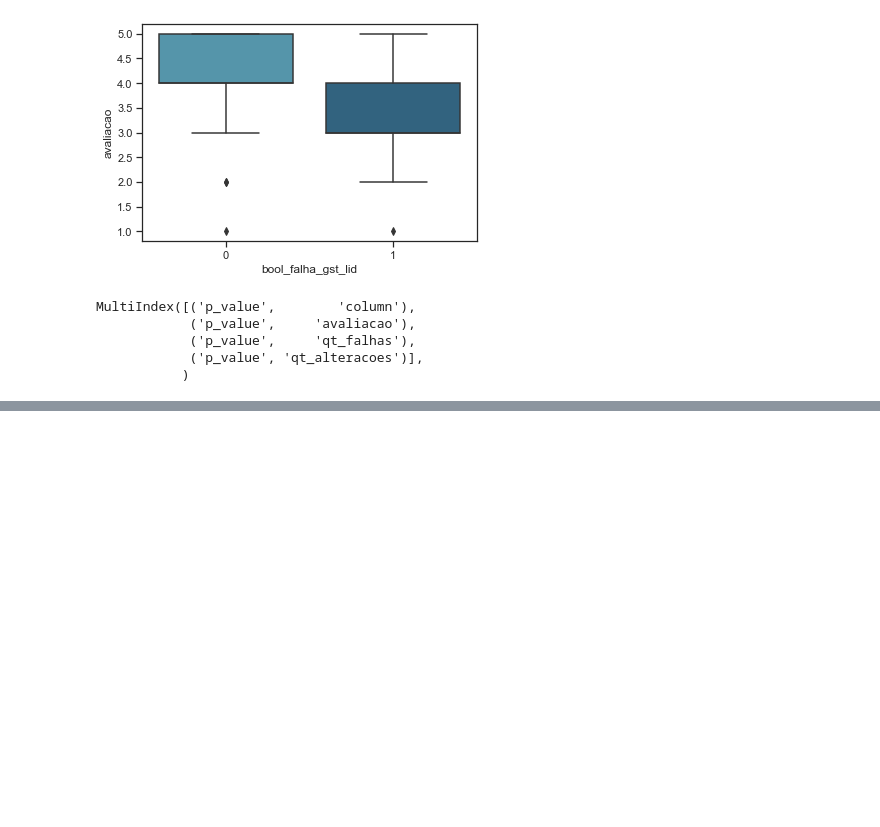
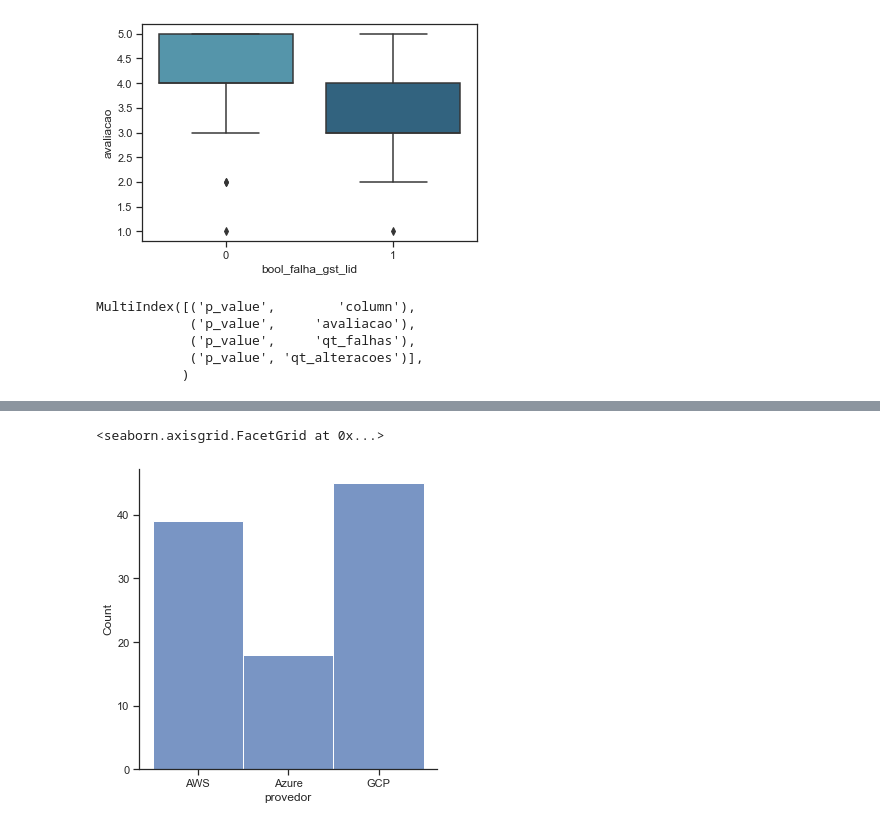
Before and after one commit to luisvenezian/fatores-de-sucesso-na-implementacao-de-lagos-de-dados-na-nuvem, a Jupyter notebook: data_analysis.ipynb, the cells around one changed output, grey strips where cells are left out. Drawn from its saved outputs; the diff is of its cells as text; code cells hidden in the pictures; blank space fills up the shorter version.

```diff
--- a/data_analysis.ipynb
+++ b/data_analysis.ipynb
@@ -196,0 +240,5 @@ df_p_values["p_value"][metrics].style.applymap(lambda x: "background-color: whit
+# %%
+sns.displot(df, x="provedor", bins=5)
+# %% [output]
+<seaborn.axisgrid.FacetGrid at 0x...>
+[figure, added]
```
Also changed, not shown: parts of 18 cells of this notebook, 1 other file.
